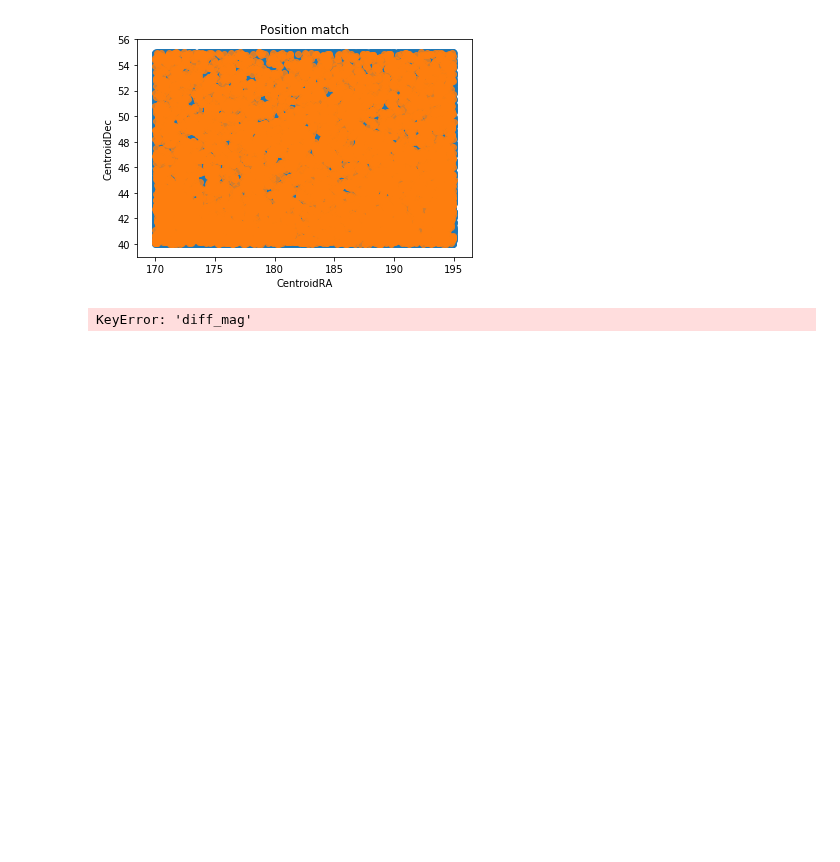
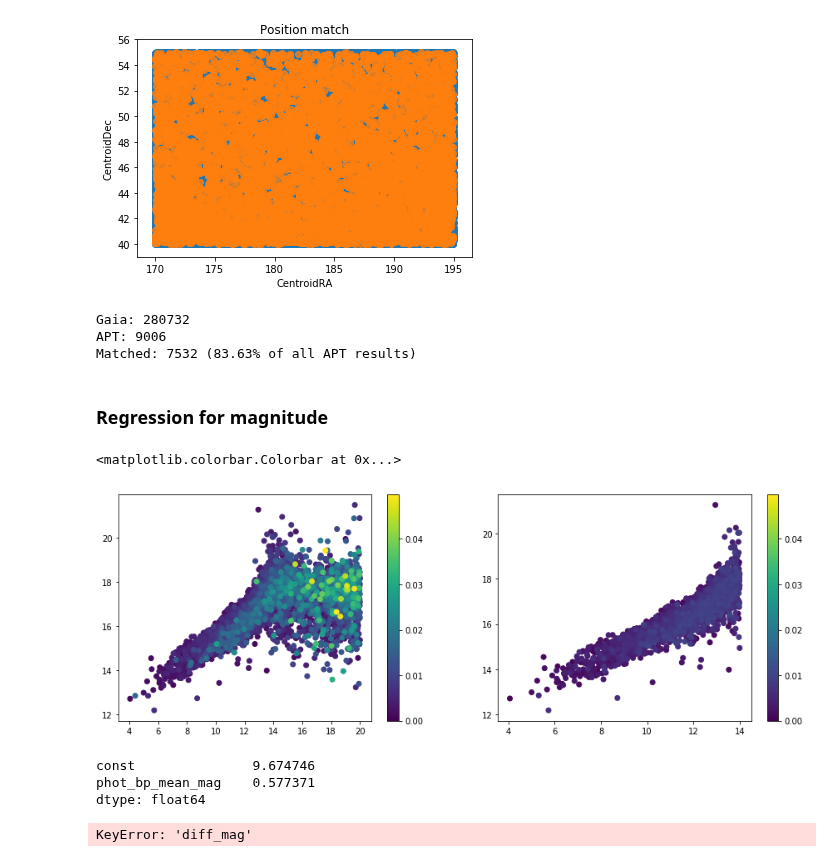
Before and after one commit to oliang2000/yerkes-plate-digitization, a Jupyter notebook: APT.ipynb, the cells around one changed output. Drawn from its saved outputs; the diff is of its cells as text; code cells hidden in the pictures; blank space fills up the shorter version.

```diff
--- a/APT.ipynb
+++ b/APT.ipynb
@@ -57,14 +80,10 @@ sns.regplot('CentroidRA', 'CentroidDec', data=df_apt, fit_reg = False).set_title
 Text(0.5,1,'Position match')
 [figure]
 # %%
-maxdiff = 0.05
-df_gaia['mag_mod'] = 0.5338*df_gaia.phot_bp_mean_mag+10.1265
-
-querystr = "diff<" + str(maxdiff)
+#match
 df = pd.DataFrame(columns=['ra','dec','phot_bp_mean_mag','pmra','pmdec',\
                            'CentroidRA','CentroidDec','Magnitude','diff'])
 dist = scipy.spatial.distance.cdist(df_apt[['CentroidRA', 'CentroidDec']], df_gaia[['ra', 'dec']])
-dist_mag = scipy.spatial.distance.cdist(df_apt[['Magnitude']], df_gaia[['mag_mod']])
 min_dist = np.argmin(dist, axis=1)
 
 m = 0
@@ -75,12 +94,10 @@ while m < len(df_apt):
                     'pmra': df_gaia['pmra'][n], 'pmdec': df_gaia['pmdec'][n],\
                     'CentroidRA': df_apt['CentroidRA'][m],'CentroidDec': df_apt['CentroidDec'][m],\
                     'Magnitude': df_apt['Magnitude'][m],\
-                    'diff': dist[m][n],\
-                    'diff_mag': dist_mag[m][n]
+                    'diff': dist[m][n]
                    }, ignore_index=True)
+    if m == int(round(len(df_apt)/10)):
+        print(u"\u2588")
     m+=1
 
-
-df = df.query(querystr)
-df = df.sort_values('diff').drop_duplicates('ra')
-df = df.sort_values('diff').drop_duplicates('CentroidRA')
+sns.distplot(df['diff']).set_title('Distribution of difference in match')
@@ -86,0 +111,37 @@ df = df.sort_values('diff').drop_duplicates('CentroidRA')
+# %%
+print('Gaia:', len(df_gaia), '\nAPT:', len(df_apt), '\nMatched:', len(df), '('+ \
+      str(round(len(df)/len(df_apt)*100,2))+"% of all APT results)")
+# %% [output]
+Gaia: 280732
+APT: 9006
+Matched: 7532 (83.63% of all APT results)
+# %% [markdown]
+### Regression for magnitude
+# %%
+fig = plt.figure(figsize=(15,5))
+
+ax1 = fig.add_subplot(121)
+plt.scatter(df['phot_bp_mean_mag'], df['Magnitude'], c = df['diff'])
+plt.clim(0,df['diff'].max())
+plt.colorbar()
+
+ax1 = fig.add_subplot(122)
+df_ = df.query('phot_bp_mean_mag<14').query('diff<0.01')
+plt.scatter(df_['phot_bp_mean_mag'], df_['Magnitude'], c = df_['diff'])
+plt.clim(0,df['diff'].max())
+plt.colorbar()
+# %% [output]
+<matplotlib.colorbar.Colorbar at 0x...>
+[figure, added]
+# %%
+X = df_["phot_bp_mean_mag"]
+y = df_["Magnitude"]
+X = sm.add_constant(X) #intercept
+
+model = sm.OLS(y, X).fit()
+model.summary()
+print(model.params)
+# %% [output]
+const               9.674746
+phot_bp_mean_mag    0.577371
+dtype: float64
```
Also changed, not shown: parts of 16 cells of this notebook.
